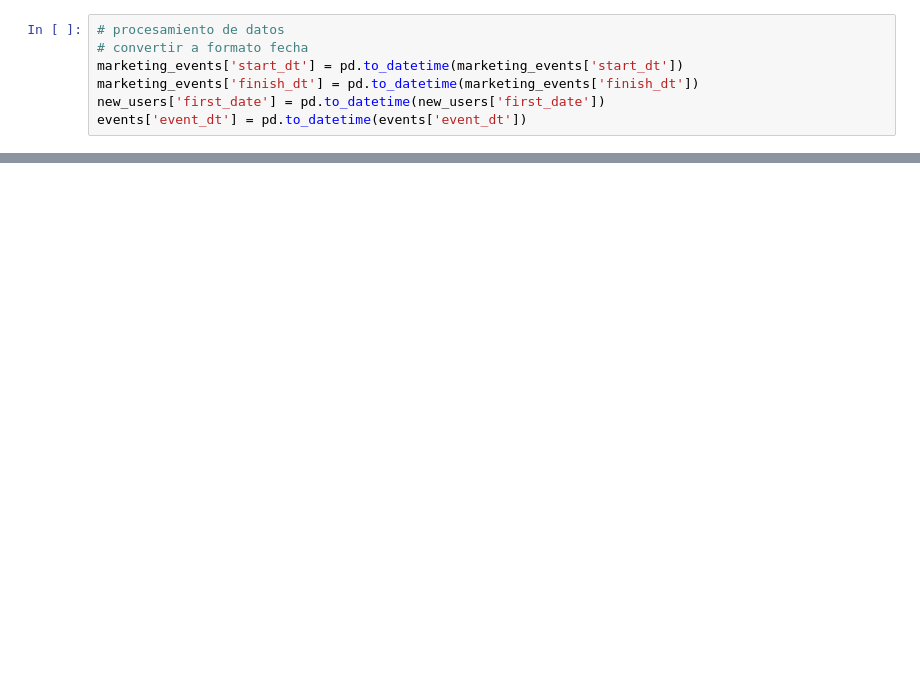
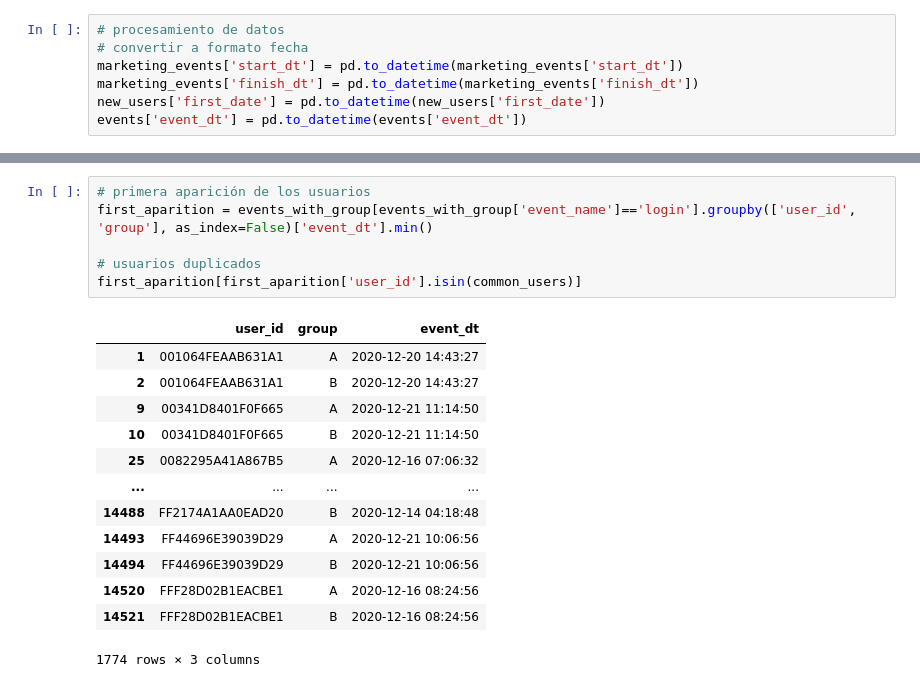
Before and after one commit to XivxnX/recommender_system_test, a Jupyter notebook: recommender_system_test.ipynb, the cells around one changed output, grey strips where cells are left out. Cells and saved outputs as stored; diff of their text form; blank space fills up the shorter version.

```diff
--- a/recommender_system_test.ipynb
+++ b/recommender_system_test.ipynb
@@ -196,0 +333,20 @@ Se asignó el formato fecha a las columnas correspondientes. Los valores nulos s
+# %%
+# primera aparición de los usuarios
+first_aparition = events_with_group[events_with_group['event_name']=='login'].groupby(['user_id', 'group'], as_index=False)['event_dt'].min()
+
+# usuarios duplicados
+first_aparition[first_aparition['user_id'].isin(common_users)]
+# %% [output]
+|  | user_id | group | event_dt |
+| 1 | 001064FEAAB631A1 | A | 2020-12-20 14:43:27 |
+| 2 | 001064FEAAB631A1 | B | 2020-12-20 14:43:27 |
+| 9 | 00341D8401F0F665 | A | 2020-12-21 11:14:50 |
+| 10 | 00341D8401F0F665 | B | 2020-12-21 11:14:50 |
+| 25 | 0082295A41A867B5 | A | 2020-12-16 07:06:32 |
+| ... | ... | ... | ... |
+| 14488 | FF2174A1AA0EAD20 | B | 2020-12-14 04:18:48 |
+| 14493 | FF44696E39039D29 | A | 2020-12-21 10:06:56 |
+| 14494 | FF44696E39039D29 | B | 2020-12-21 10:06:56 |
+| 14520 | FFF28D02B1EACBE1 | A | 2020-12-16 08:24:56 |
+| 14521 | FFF28D02B1EACBE1 | B | 2020-12-16 08:24:56 |
+1774 rows × 3 columns
```
Also changed, not shown: parts of 17 cells of this notebook.
